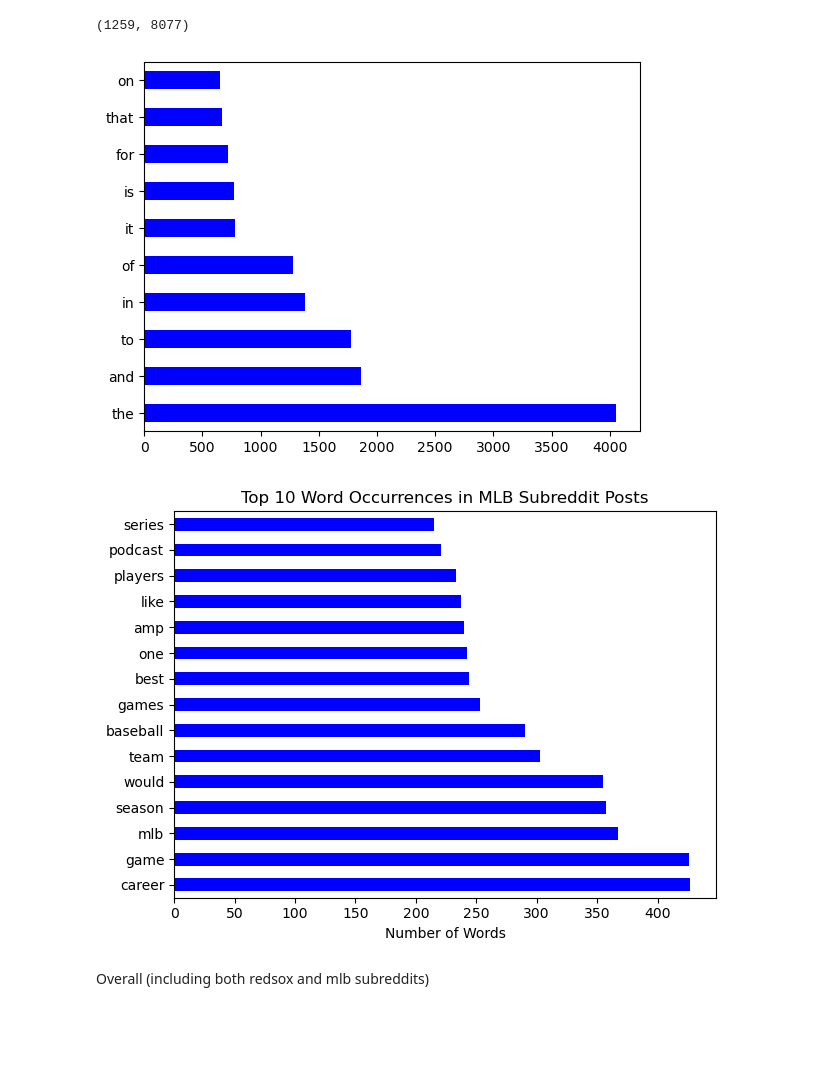
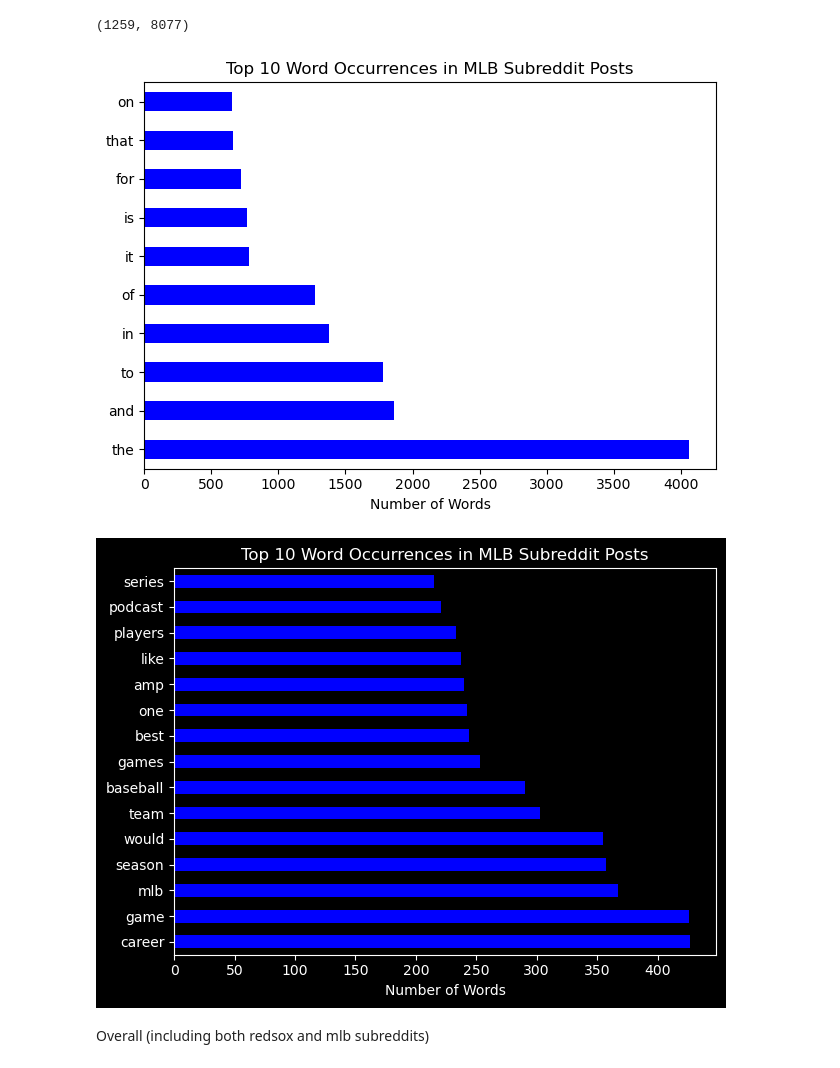
Before and after one commit to pemurp19/Web-Scraping-and-NLP---Reddit, a Jupyter notebook: code/02_Cleaning and EDA.ipynb, the cells around one changed output. Saved outputs shown, nothing was run; the diff lists cells and outputs as text; code cells hidden in the pictures; blank space fills up the shorter version.

```diff
--- a/code/02_Cleaning and EDA.ipynb
+++ b/code/02_Cleaning and EDA.ipynb
@@ -794,9 +800,11 @@ post_df.shape
 
 post_df.sum().sort_values(ascending=False).head(10).plot(kind = 'barh', color='r');
 
+plt.style.use('dark_background')
+
 # save for presentation
 plt.title('Top 10 Word Occurrences in Red Sox Subreddit Posts')
 plt.xlabel('Number of Words')
 plt.tight_layout()
-plt.savefig('../images/sox_topwords.png')
+plt.savefig('../images/sox_topwords_dark.png')
 # %% [output]
@@ -817,9 +825,15 @@ post_df.shape
 # %%
 # check to see the top words - if mostly stopwords, get rid of stopwords
 # code taken from lesson 5.05 on Natural Language Processing
 post_df.sum().sort_values(ascending = False).head(10).plot(kind = 'barh', color='b');
+
+plt.title('Top 10 Word Occurrences in MLB Subreddit Posts')
+plt.xlabel('Number of Words')
+
+plt.tight_layout()
+plt.savefig('../images/mlb_topwords_prestop')
 # %% [output]
-[figure, old version]
+[figure, new version]
 # %%
 # most are stop words - recreate dataframe without stopwords
 cvec = CountVectorizer(stop_words=stopword_list)
@@ -836,9 +850,9 @@ post_df.sum().sort_values(ascending=False).head(15).plot(kind = 'barh', color='b
 plt.title('Top 10 Word Occurrences in MLB Subreddit Posts')
 plt.xlabel('Number of Words')
 plt.tight_layout()
-plt.savefig('../images/mlb_topwords.png')
+plt.savefig('../images/mlb_topwords_dark.png')
 # %% [output]
-[figure, old version]
+[figure, new version]
 # %% [markdown]
 Overall (including both redsox and mlb subreddits)
 # %%
```
Also changed, not shown: parts of 20 cells of this notebook, 10 other files.
